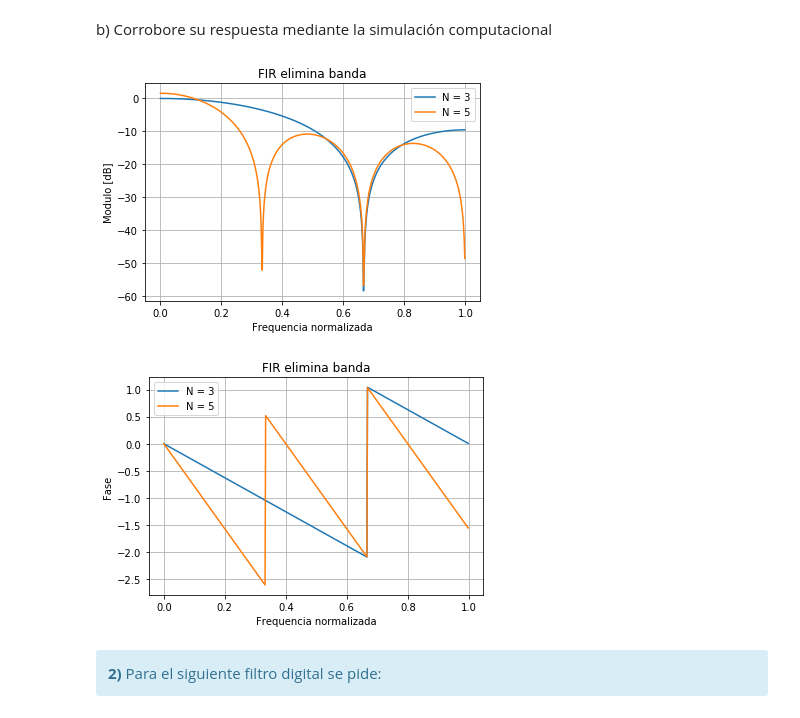
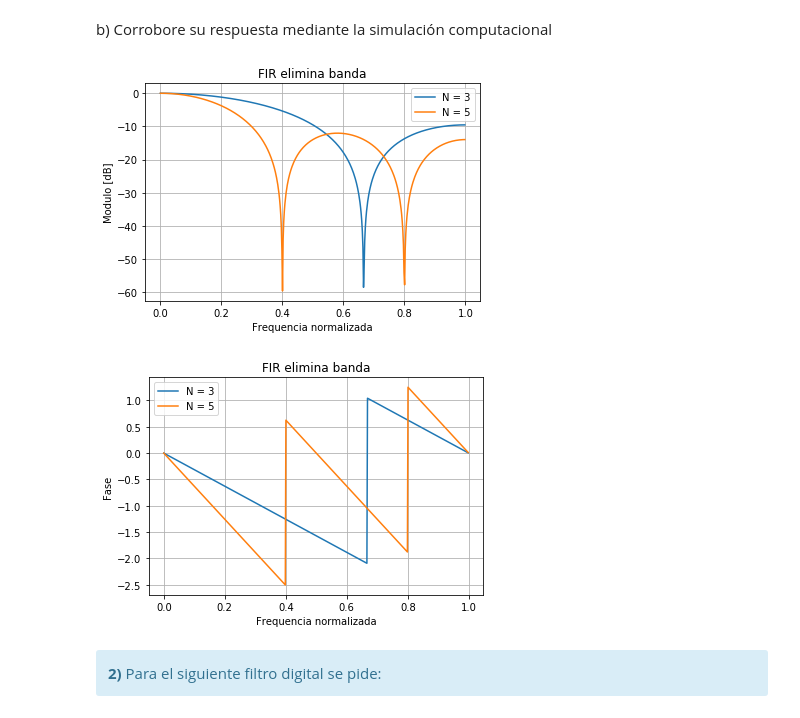
Before and after one commit to valentinPertierra/DSP_UTN, a Jupyter notebook: TP4/Informe/TP4 - Filtrado.ipynb, the cells around one changed output. Drawn from its saved outputs; the diff is of its cells as text; code cells hidden in the pictures.

```diff
--- a/TP4/Informe/TP4 - Filtrado.ipynb
+++ b/TP4/Informe/TP4 - Filtrado.ipynb
@@ -64,40 +66,40 @@ def vertical_flaten(a):
     return a.reshape(a.shape[0],1)
 # %%
 ww, hh1 = sig.freqz(np.array([ 1, 1, 1]), np.array([ 3, 0, 0]))
-ww, hh2 = sig.freqz(np.array([ 1, 1, 1, 1, 1, 1]), np.array([ 5, 0, 0, 0, 0, 0]))
+ww, hh2 = sig.freqz(np.array([ 1, 1, 1, 1, 1]), np.array([ 5, 0, 0, 0, 0]))
 ww = ww / np.pi
 
 plt.figure(1)
 
 plt.plot(ww, 20 * np.log10(abs(hh1)), label='N = 3')
 plt.plot(ww, 20 * np.log10(abs(hh2)), label='N = 5')
 
 plt.title('FIR elimina banda')
 plt.xlabel('Frequencia normalizada')
 plt.ylabel('Modulo [dB]')
 plt.grid(which='both', axis='both')
 
 axes_hdl = plt.gca()
 axes_hdl.legend()
 
 plt.show()
 
 plt.figure(2)
 plt.plot(ww, np.angle(hh1), label='N = 3')
 plt.plot(ww, np.angle(hh2), label='N = 5')
 
 plt.title('FIR elimina banda')
 plt.xlabel('Frequencia normalizada')
 plt.ylabel('Fase')
 plt.grid(which='both', axis='both')
 
 axes_hdl = plt.gca()
 axes_hdl.legend()
 
 plt.show()
 # %% [output]
-[figure, old version]
+[figure, new version]
-[figure, old version]
+[figure, new version]
 # %% [markdown]
 <div class="alert alert-block alert-info">
 <b>2)</b> Para el siguiente filtro digital se pide:
```
Also changed, not shown: parts of 17 cells of this notebook, 6 other files.
